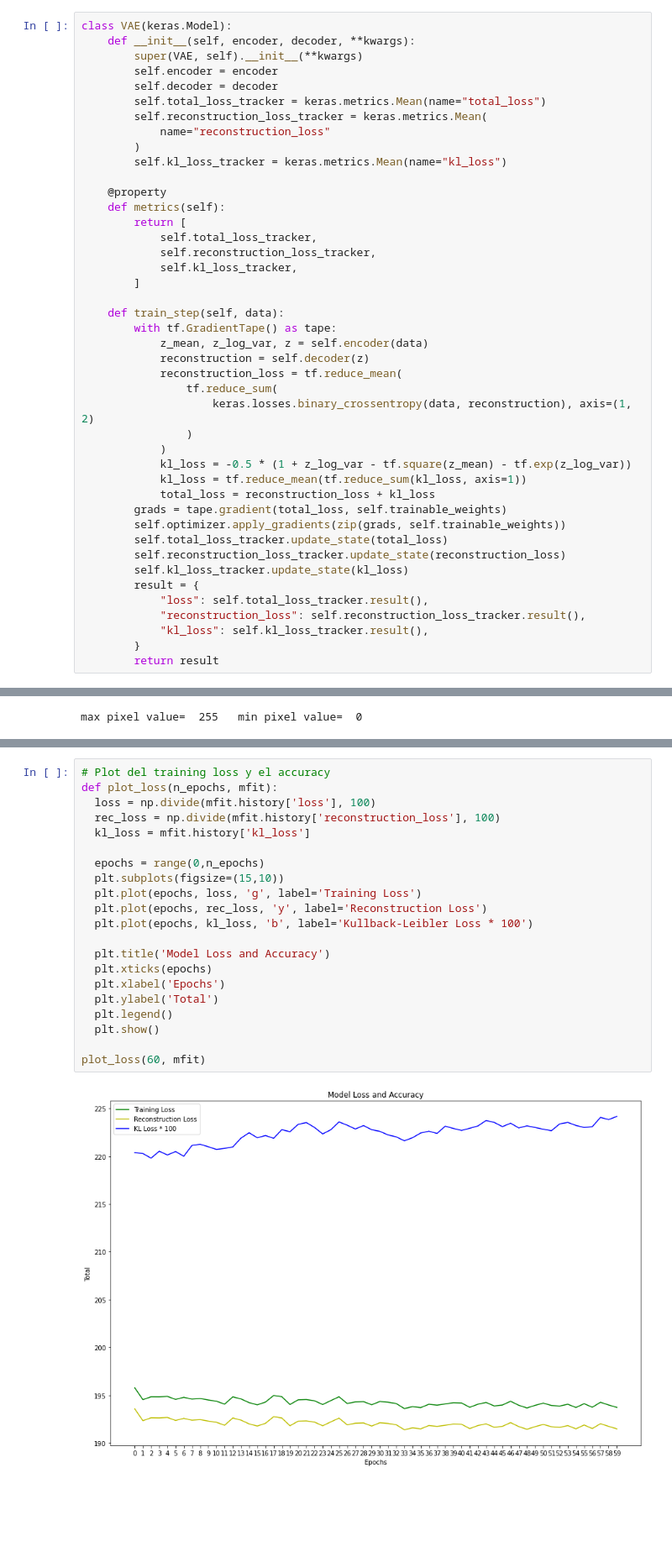
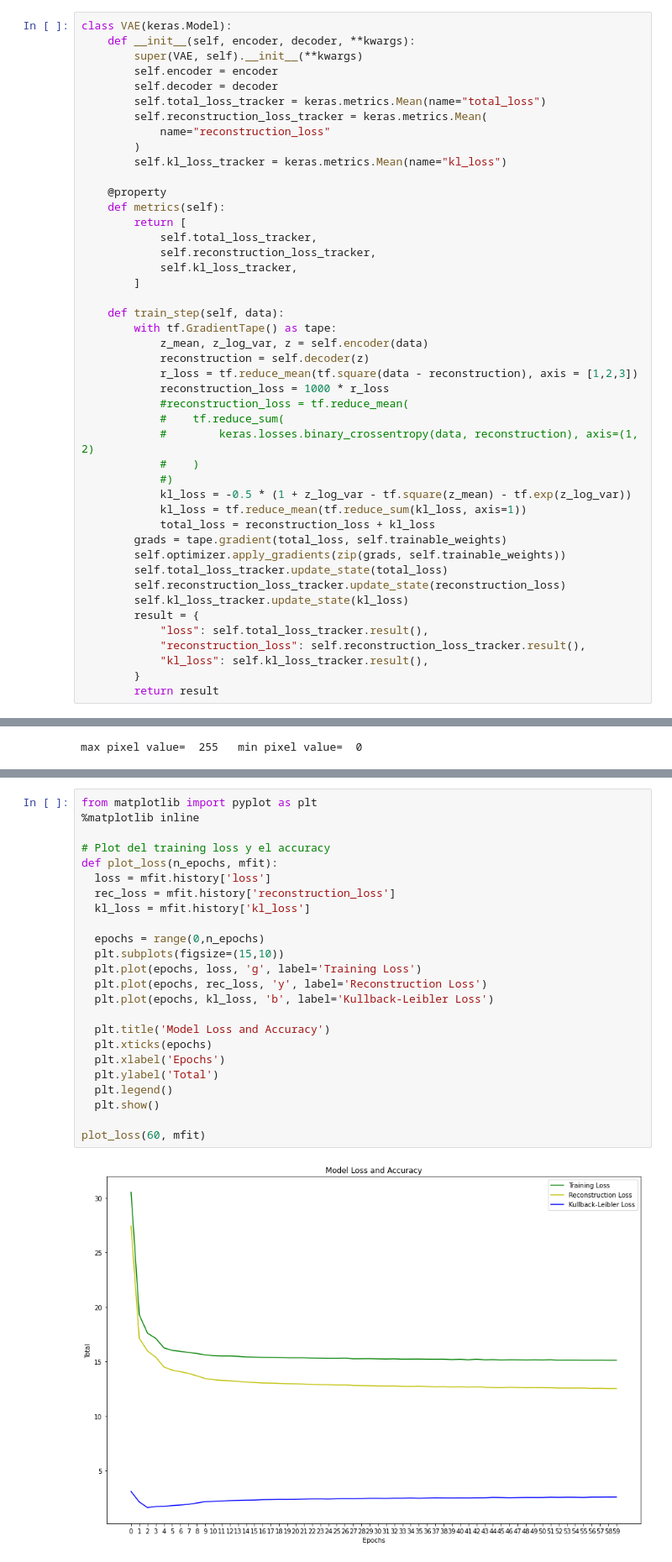
Before and after one commit to mtablado/uoc2022_tfm, a Jupyter notebook: ce-vae.ipynb, the cells around one changed output, grey strips where cells are left out. Shown: that part at 84% size. Saved outputs shown, nothing was run; the diff lists cells and outputs as text; blank space fills up the shorter version.

```diff
--- a/ce-vae.ipynb
+++ b/ce-vae.ipynb
@@ -170,11 +170,13 @@ class VAE(keras.Model):
         with tf.GradientTape() as tape:
             z_mean, z_log_var, z = self.encoder(data)
             reconstruction = self.decoder(z)
-            reconstruction_loss = tf.reduce_mean(
-                tf.reduce_sum(
-                    keras.losses.binary_crossentropy(data, reconstruction), axis=(1, 2)
-                )
-            )
+            r_loss = tf.reduce_mean(tf.square(data - reconstruction), axis = [1,2,3])
+            reconstruction_loss = 1000 * r_loss
+            #reconstruction_loss = tf.reduce_mean(
+            #    tf.reduce_sum(
+            #        keras.losses.binary_crossentropy(data, reconstruction), axis=(1, 2)
+            #    )
+            #)
             kl_loss = -0.5 * (1 + z_log_var - tf.square(z_mean) - tf.exp(z_log_var))
             kl_loss = tf.reduce_mean(tf.reduce_sum(kl_loss, axis=1))
             total_loss = reconstruction_loss + kl_loss
@@ -261,26 +263,29 @@ Epoch 60/60
 # %%
+from matplotlib import pyplot as plt
+%matplotlib inline
+
 # Plot del training loss y el accuracy
 def plot_loss(n_epochs, mfit):
-  loss = np.divide(mfit.history['loss'], 100)
-  rec_loss = np.divide(mfit.history['reconstruction_loss'], 100)
+  loss = mfit.history['loss']
+  rec_loss = mfit.history['reconstruction_loss']
   kl_loss = mfit.history['kl_loss']
 
   epochs = range(0,n_epochs)
   plt.subplots(figsize=(15,10))
   plt.plot(epochs, loss, 'g', label='Training Loss')
   plt.plot(epochs, rec_loss, 'y', label='Reconstruction Loss')
-  plt.plot(epochs, kl_loss, 'b', label='Kullback-Leibler Loss * 100')
+  plt.plot(epochs, kl_loss, 'b', label='Kullback-Leibler Loss')
 
   plt.title('Model Loss and Accuracy')
   plt.xticks(epochs)
   plt.xlabel('Epochs')
   plt.ylabel('Total')
   plt.legend()
   plt.show()
 
 plot_loss(60, mfit)
 # %% [output]
-[figure, old version]
+[figure, new version]
 # %%
 mean, log_var, z = encoder.predict(test_generator)
 y_pred = decoder.predict(z)
```
Also changed, not shown: parts of 7 cells of this notebook.
